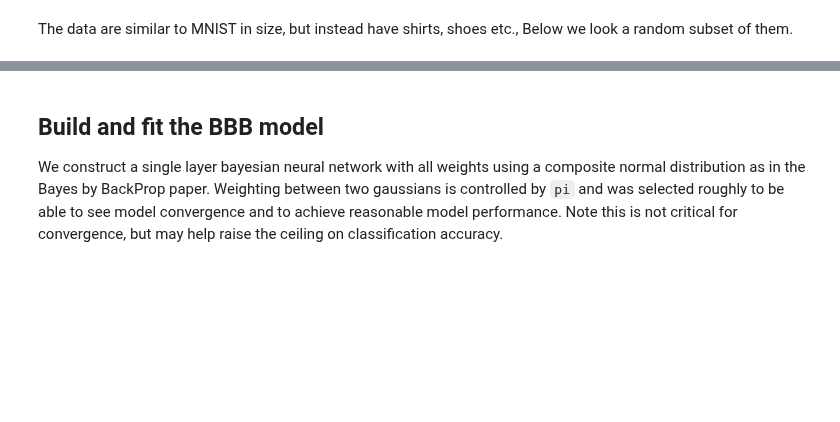
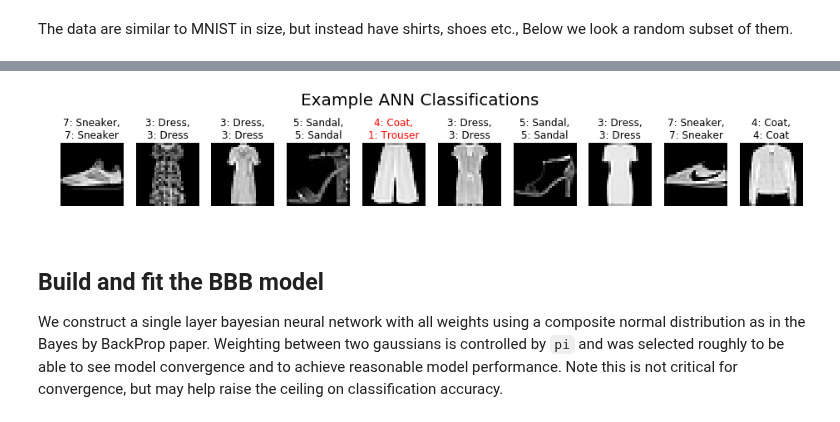
Before and after one commit to chongguo/ADVI-pymc3-Fashion-MNIST, a Jupyter notebook: BBB_model_variance.ipynb, the cells around one changed output, grey strips where cells are left out. Cells and saved outputs as stored; diff of their text form; code cells hidden in the pictures; blank space fills up the shorter version.

```diff
--- a/BBB_model_variance.ipynb
+++ b/BBB_model_variance.ipynb
@@ -65,0 +82,8 @@ f.suptitle("Example Fashion-MNIST Images",fontsize=fontsize+4);
+# %%
+# We selected number of nodes in the hidden layer for fast performance
+n_hidden = 96
+n_output = len(label_dict)
+
+# make more convenient categorical variables for keras
+y_train_onehot = tf.keras.utils.to_categorical(y_train,num_classes=n_output)
+y_test_onehot = tf.keras.utils.to_categorical(y_test,num_classes=n_output)
@@ -65,0 +99,4 @@ f.suptitle("Example Fashion-MNIST Images",fontsize=fontsize+4);
+# %%
+tf_model = make_1layer_tf_network(np.prod(X_train.shape[1:]),len(label_dict))
+tf_model.compile(optimizer='sgd',loss='categorical_crossentropy',metrics=['accuracy']);
+tf_model.summary()
@@ -66,3 +144,27 @@ f.suptitle("Example Fashion-MNIST Images",fontsize=fontsize+4);
+# %%
+# Plot random subset of images
+n_plot_samples = 10
+rand_samps = np.random.choice(X_test.shape[0],size=n_plot_samples)
+
+figsize = (16,2.5); fontsize = 16;
+f, axs = plt.subplots(1, n_plot_samples, figsize=figsize);
+
+for i,(rs,ax) in enumerate(zip(rand_samps,axs.T)):
+    pred = np.argmax(tf_test_preds[rs])
+    real = y_test[rs]
+    # Show image and classifications
+    ax.imshow(imgvec2img(X_test[rs]),cmap='gray');
+    tl = "{}: {},\n{}: {}".format(pred,label_dict[pred],
+                                  real,label_dict[real])
+    if pred == real:
+        ax.set_title(tl,color='k');
+    else:
+        ax.set_title(tl,color='r');
+    ax.axis('off');
+
+f.suptitle("Example ANN Classifications",fontsize=fontsize+4,y=1.05);
+# %% [output]
+[figure, added]
 # %% [markdown]
 ## Build and fit the BBB model
 We construct a single layer bayesian neural network with all weights using a composite normal distribution as in the Bayes by BackProp paper. Weighting between two gaussians is controlled by `pi` and was selected roughly to be able to see model convergence and to achieve reasonable model performance. Note this is not critical for convergence, but may help raise the ceiling on classification accuracy.
```
Also changed, not shown: parts of 31 cells of this notebook.
